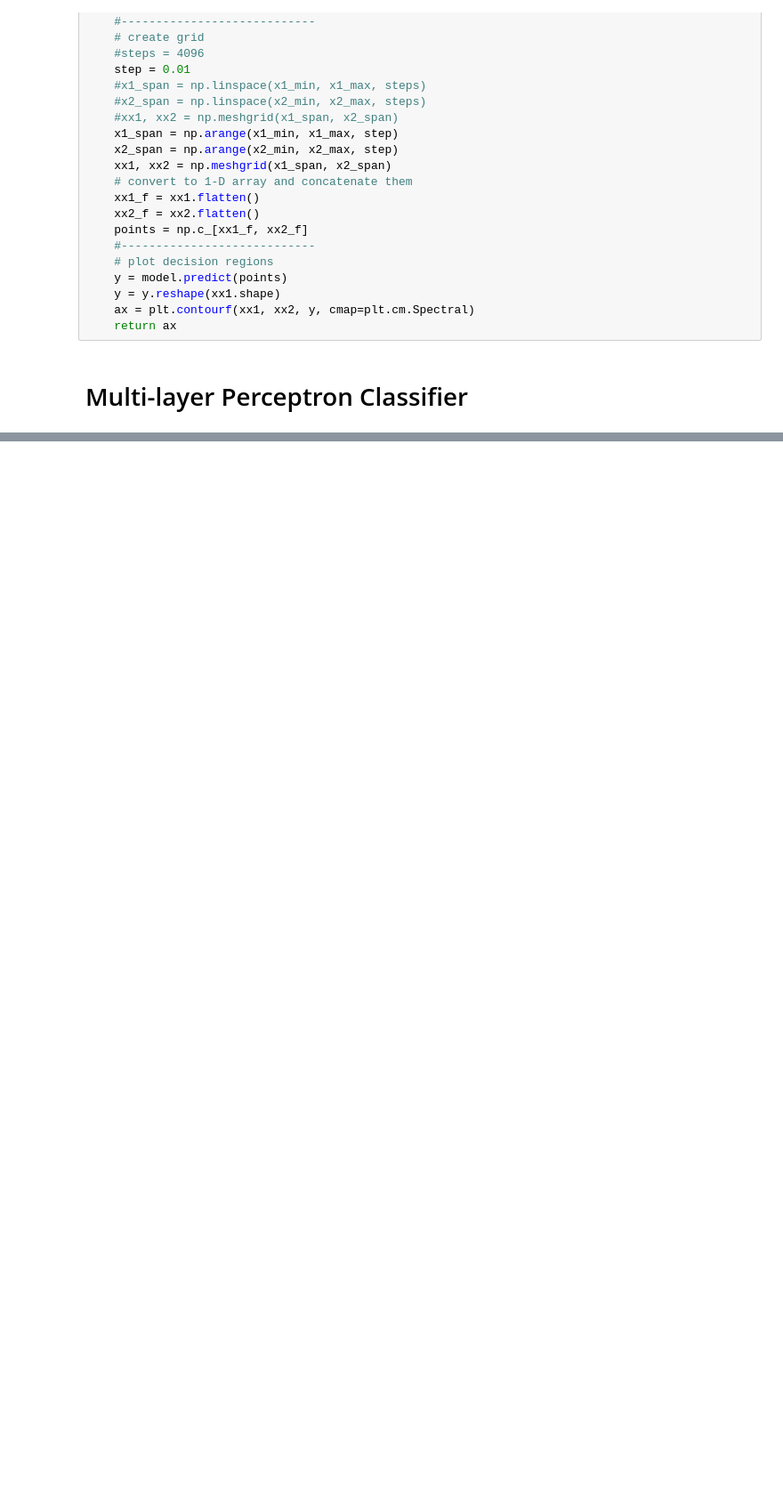
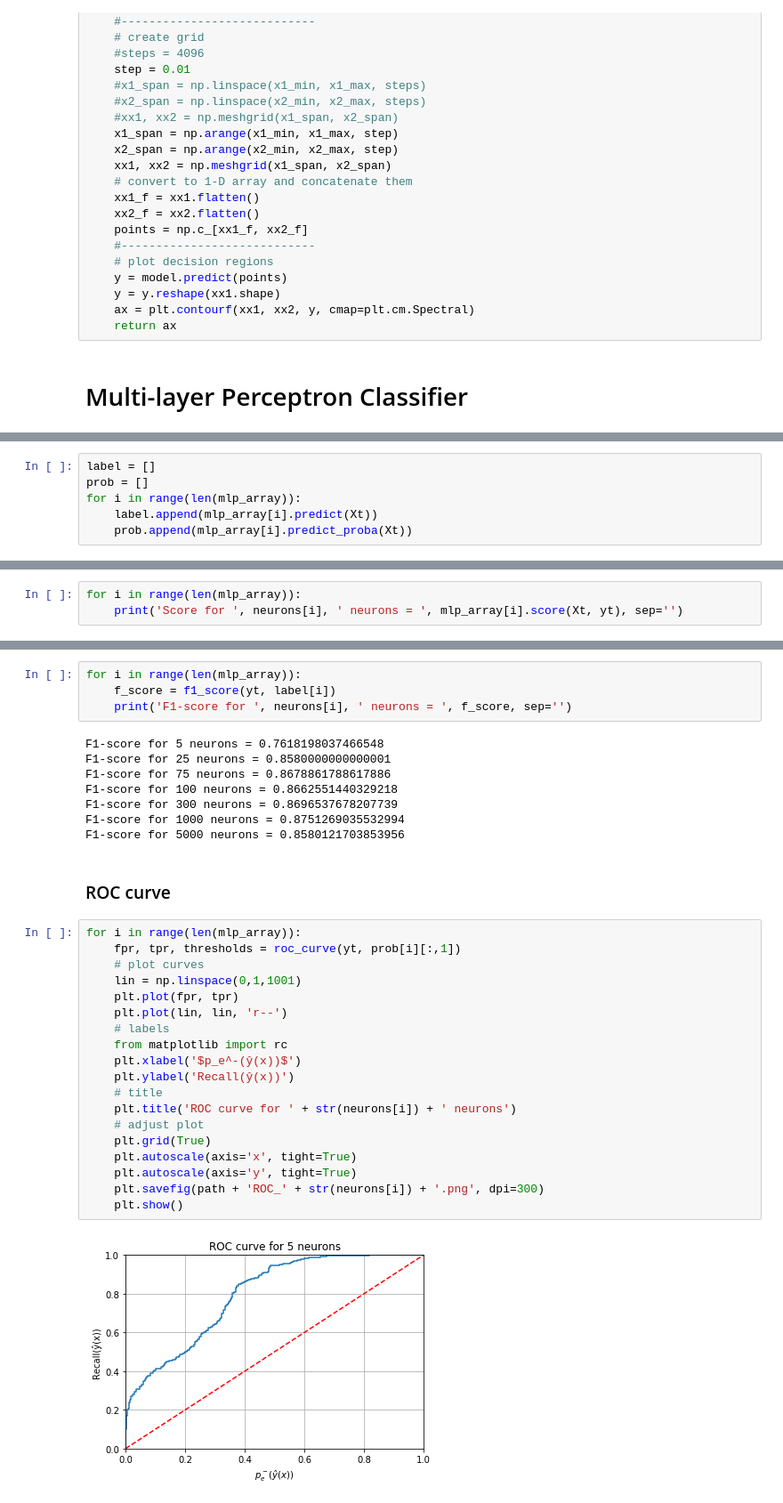
Before and after one commit to ito-rafael/IA006C-MachineLearning, a Jupyter notebook: efc3/notebooks/MLP.ipynb, the cells around one changed output, grey strips where cells are left out. Shown at 89% size. Saved outputs shown, nothing was run; the diff lists cells and outputs as text; blank space fills up the shorter version.

```diff
--- a/efc3/notebooks/MLP.ipynb
+++ b/efc3/notebooks/MLP.ipynb
@@ -217,0 +269,6 @@ clf.score(Xt, yt)
+# %%
+label = []
+prob = []
+for i in range(len(mlp_array)):
+    label.append(mlp_array[i].predict(Xt))
+    prob.append(mlp_array[i].predict_proba(Xt))
@@ -217,0 +277,3 @@ clf.score(Xt, yt)
+# %%
+for i in range(len(mlp_array)):
+    print('Score for ', neurons[i], ' neurons = ', mlp_array[i].score(Xt, yt), sep='')
@@ -217,0 +290,35 @@ clf.score(Xt, yt)
+# %%
+for i in range(len(mlp_array)):
+    f_score = f1_score(yt, label[i])
+    print('F1-score for ', neurons[i], ' neurons = ', f_score, sep='')
+# %% [output]
+F1-score for 5 neurons = 0.7618198037466548
+F1-score for 25 neurons = 0.8580000000000001
+F1-score for 75 neurons = 0.8678861788617886
+F1-score for 100 neurons = 0.8662551440329218
+F1-score for 300 neurons = 0.8696537678207739
+F1-score for 1000 neurons = 0.8751269035532994
+F1-score for 5000 neurons = 0.8580121703853956
+# %% [markdown]
+### ROC curve
+# %%
+for i in range(len(mlp_array)):
+    fpr, tpr, thresholds = roc_curve(yt, prob[i][:,1])
+    # plot curves
+    lin = np.linspace(0,1,1001)
+    plt.plot(fpr, tpr)
+    plt.plot(lin, lin, 'r--')
+    # labels
+    from matplotlib import rc
+    plt.xlabel('$p_e^-(ŷ(x))$')
+    plt.ylabel('Recall(ŷ(x))')
+    # title
+    plt.title('ROC curve for ' + str(neurons[i]) + ' neurons')
+    # adjust plot
+    plt.grid(True)
+    plt.autoscale(axis='x', tight=True)
+    plt.autoscale(axis='y', tight=True)
+    plt.savefig(path + 'ROC_' + str(neurons[i]) + '.png', dpi=300)
+    plt.show()
+# %% [output]
+[figure, added]
```
Also changed, not shown: parts of 40 cells of this notebook, 17 other files.
